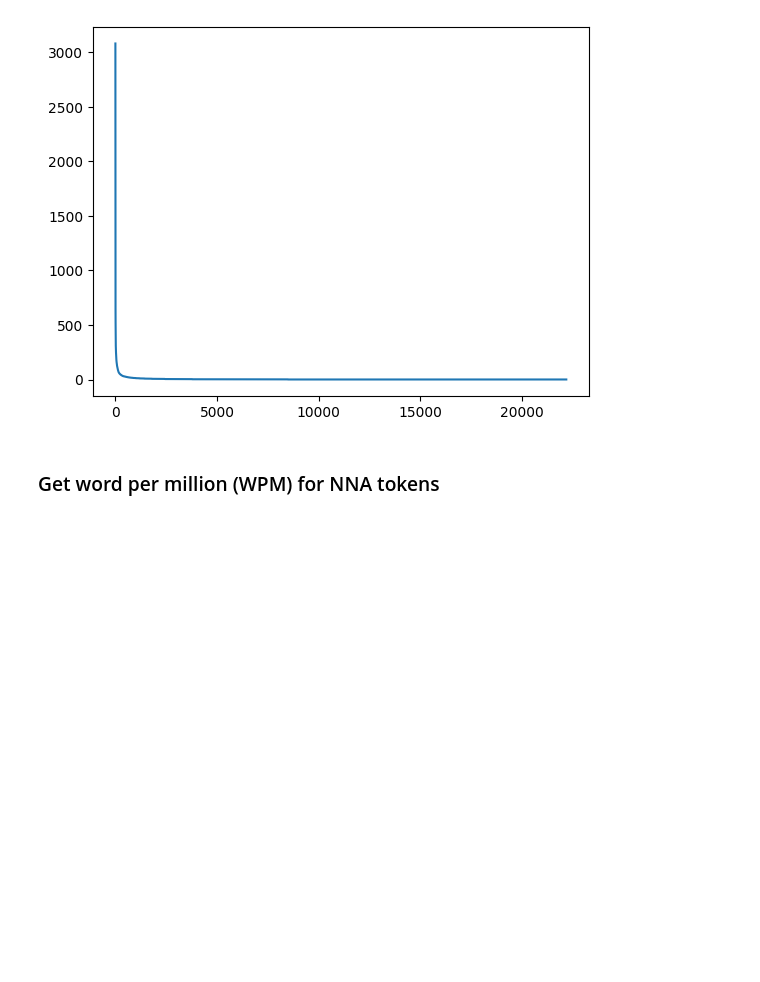
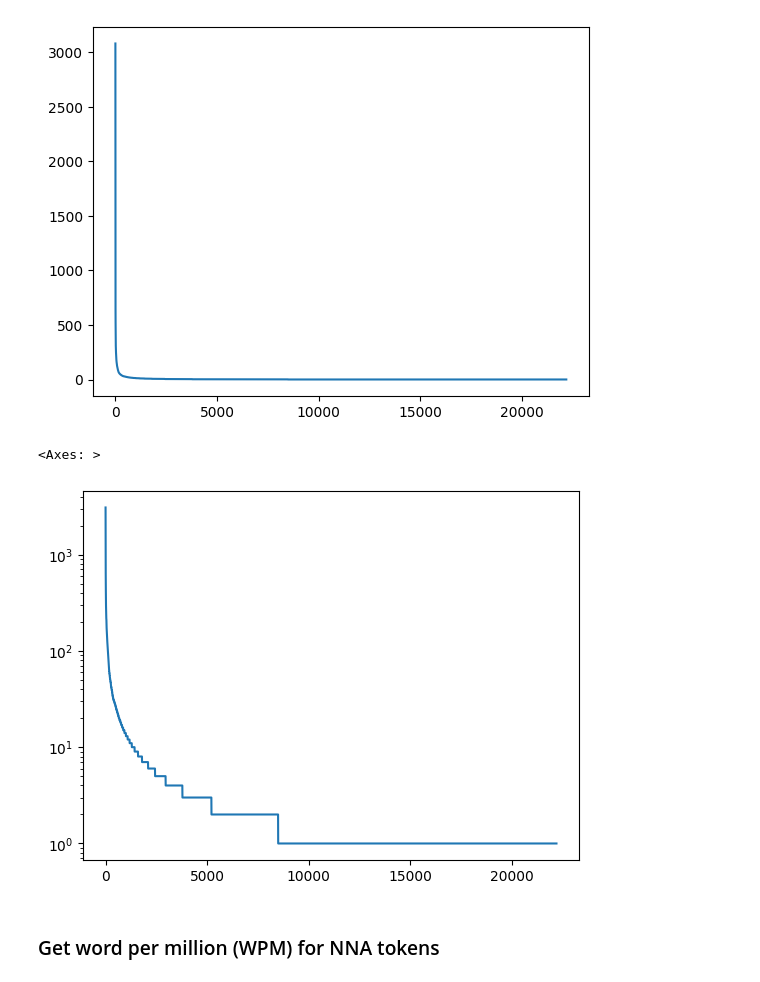
Before and after one commit to NorNakhichevan-Armenian-corpus/script_notebooks, a Jupyter notebook: frequency_analysis.ipynb, the cells around one changed output. Cells and saved outputs as stored; diff of their text form; code cells hidden in the pictures; blank space fills up the shorter version.

```diff
--- a/frequency_analysis.ipynb
+++ b/frequency_analysis.ipynb
@@ -99,6 +99,11 @@ df['count'].plot()
 # %% [output]
 <Axes: >
 [figure]
+# %%
+df['instances'].plot(logy=True)
+# %% [output]
+<Axes: >
+[figure, added]
 # %% [markdown]
 ### Get word per million (WPM) for NNA tokens
 # %%
```
Also changed, not shown: parts of 3 cells of this notebook.
